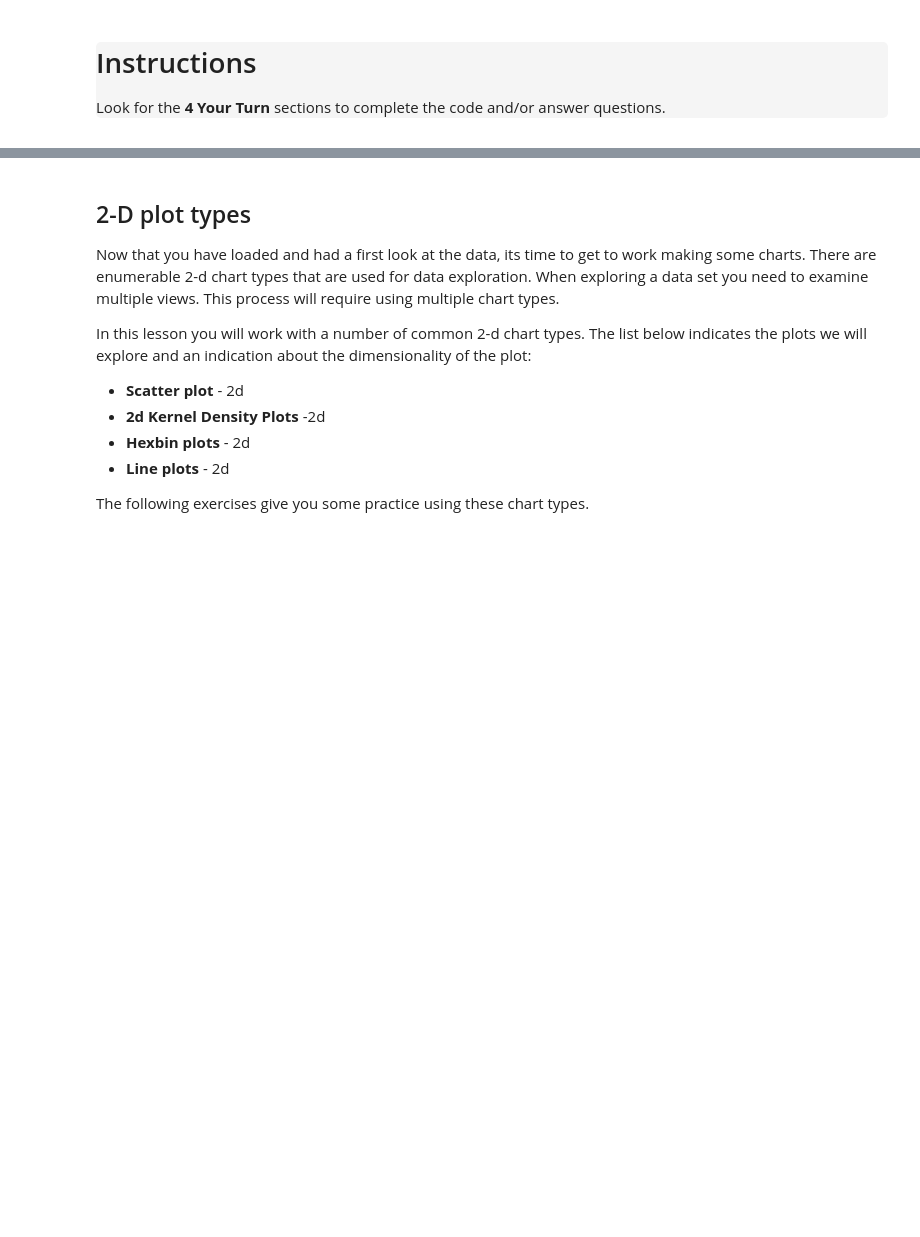
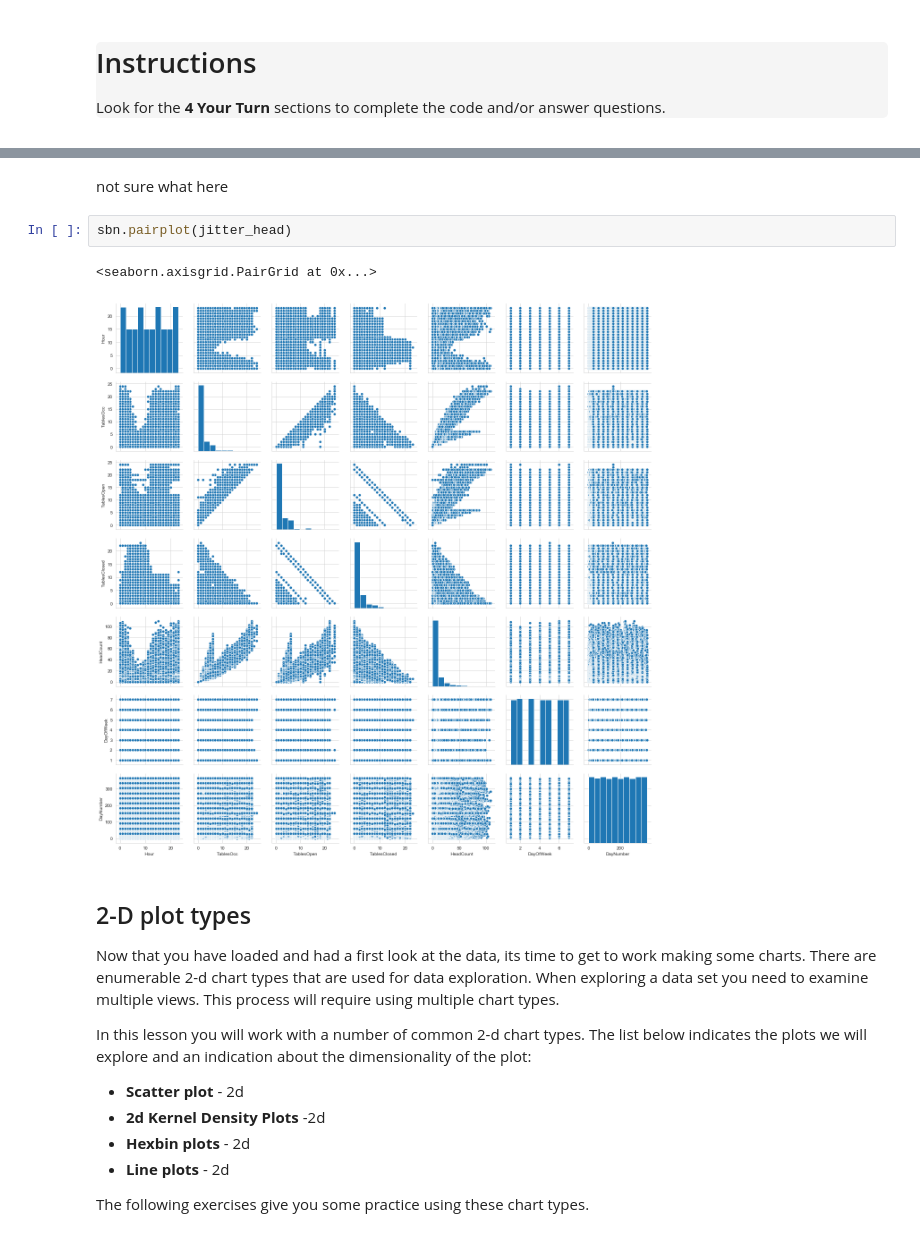
Before and after one commit to mutecypher/Datasci410, a Jupyter notebook: MikePearson-M01-Vizualation.ipynb, the cells around one changed output, grey strips where cells are left out. Drawn from its saved outputs; the diff is of its cells as text; blank space fills up the shorter version.

```diff
--- a/MikePearson-M01-Vizualation.ipynb
+++ b/MikePearson-M01-Vizualation.ipynb
@@ -84,3 +147,10 @@ Notice that there are some missing values in the numeric columns by the followin
+# %% [markdown]
+not sure what here
+# %%
+sbn.pairplot(jitter_head)
+# %% [output]
+<seaborn.axisgrid.PairGrid at 0x...>
+[figure, added]
 # %% [markdown]
 ## 2-D plot types
 
```
Also changed, not shown: parts of 18 cells of this notebook.
